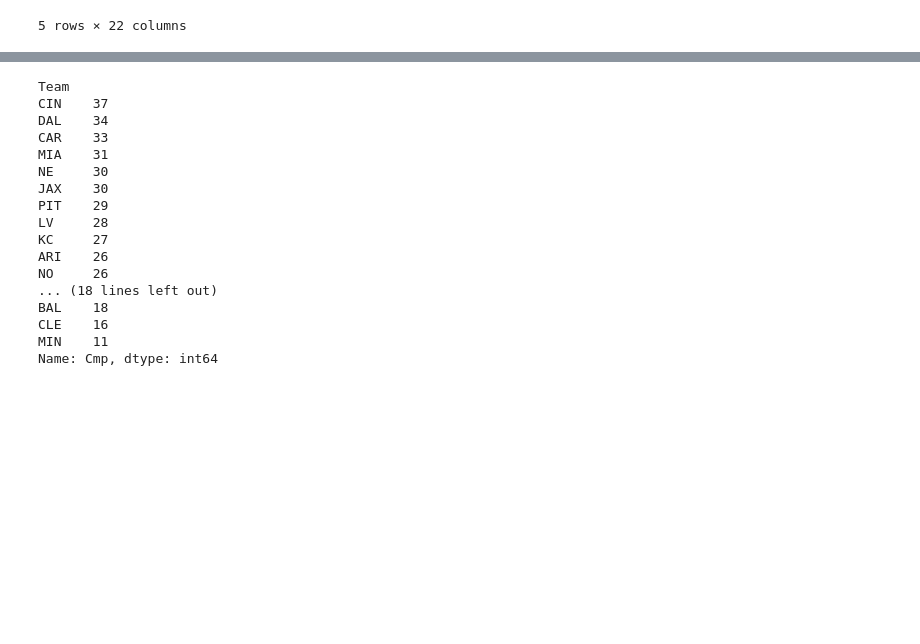
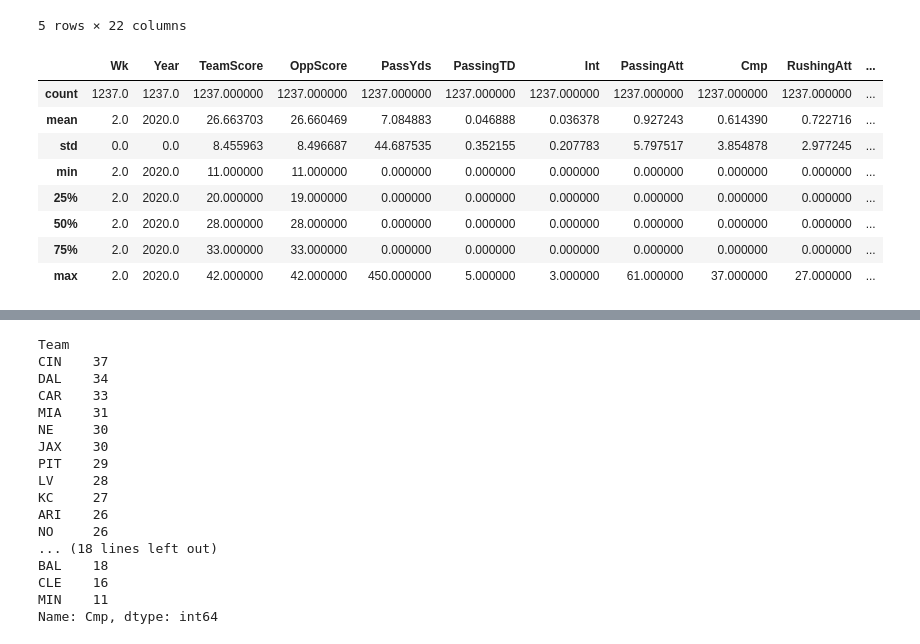
Before and after one commit to isabel-fernandes/fantasy-nfl-lineup-optimizer, a Jupyter notebook: dashboard/player_weekly_data.ipynb, the cells around one changed output, grey strips where cells are left out. Cells and saved outputs as stored; diff of their text form; code cells hidden in the pictures; blank space fills up the shorter version.

```diff
--- a/dashboard/player_weekly_data.ipynb
+++ b/dashboard/player_weekly_data.ipynb
@@ -28,6 +28,18 @@ df.head()
 # %%
 # Removing NaN
 df = df.dropna()
+# %%
+df.describe()
+# %% [output]
+|  | Wk | Year | TeamScore | OppScore | PassYds | PassingTD | Int | PassingAtt | Cmp | RushingAtt | ... |
+| count | 1237.0 | 1237.0 | 1237.000000 | 1237.000000 | 1237.000000 | 1237.000000 | 1237.000000 | 1237.000000 | 1237.000000 | 1237.000000 | ... |
+| mean | 2.0 | 2020.0 | 26.663703 | 26.660469 | 7.084883 | 0.046888 | 0.036378 | 0.927243 | 0.614390 | 0.722716 | ... |
+| std | 0.0 | 0.0 | 8.455963 | 8.496687 | 44.687535 | 0.352155 | 0.207783 | 5.797517 | 3.854878 | 2.977245 | ... |
+| min | 2.0 | 2020.0 | 11.000000 | 11.000000 | 0.000000 | 0.000000 | 0.000000 | 0.000000 | 0.000000 | 0.000000 | ... |
+| 25% | 2.0 | 2020.0 | 20.000000 | 19.000000 | 0.000000 | 0.000000 | 0.000000 | 0.000000 | 0.000000 | 0.000000 | ... |
+| 50% | 2.0 | 2020.0 | 28.000000 | 28.000000 | 0.000000 | 0.000000 | 0.000000 | 0.000000 | 0.000000 | 0.000000 | ... |
+| 75% | 2.0 | 2020.0 | 33.000000 | 33.000000 | 0.000000 | 0.000000 | 0.000000 | 0.000000 | 0.000000 | 0.000000 | ... |
+| max | 2.0 | 2020.0 | 42.000000 | 42.000000 | 450.000000 | 5.000000 | 3.000000 | 61.000000 | 37.000000 | 27.000000 | ... |
 # %%
 # Top 5 Players with the most Passing TD in one week
 top_5_assists  = df.groupby('Name')[['PassingTD']].max()
```
Also changed, not shown: parts of 9 cells of this notebook.
